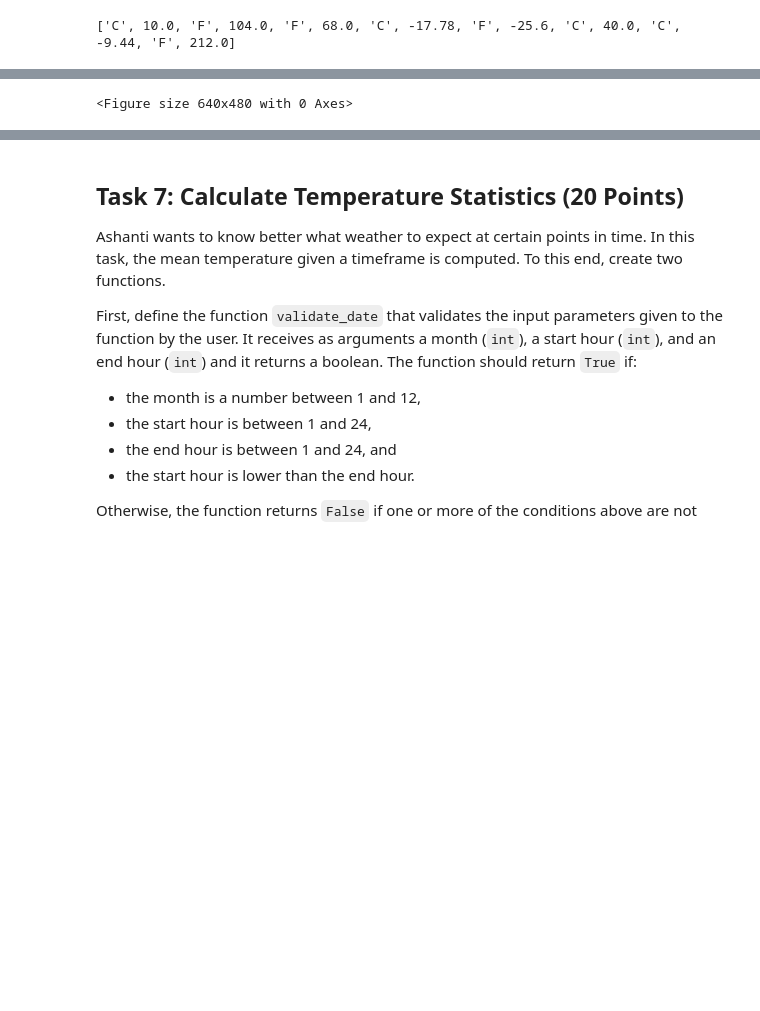
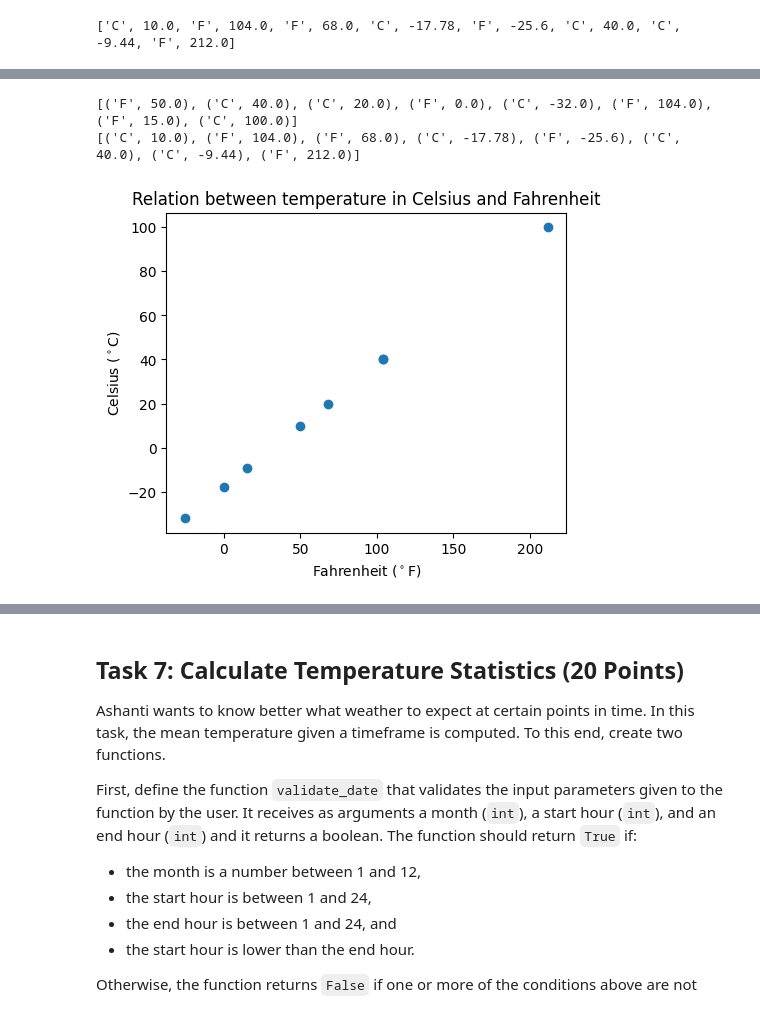
Before and after one commit to nikola300605/assignment_1, a Jupyter notebook: Assignment-1-2079690-2114992.ipynb, the cells around one changed output, grey strips where cells are left out. Saved outputs shown, nothing was run; the diff lists cells and outputs as text; code cells hidden in the pictures; blank space fills up the shorter version.

```diff
--- a/Assignment-1-2079690-2114992.ipynb
+++ b/Assignment-1-2079690-2114992.ipynb
@@ -724,14 +724,45 @@ scatter_plot(create_valid_data, convert_valid_data)
 # %%
 import matplotlib.pyplot as plt
 import numpy as np
+%matplotlib inline
+%reload_ext autoreload
+%autoreload 2
 
 #// BEGIN_TODO [scatter_plot] Drawing scatter plot (10 points)
 
-def draw_scatter_plot(data_b_conv: List, data_a_conv:List):
-    fig = plt.figure()
+def draw_scatter_plot(data_b_conv: List, data_a_conv:List) -> None:
+    coupled_list_b: List = [(data_b_conv[i],data_b_conv[i+1]) for i in range(len(data_b_conv)-1) if i%2 == 0]
+    coupled_list_a: List = [(data_a_conv[i],data_a_conv[i+1]) for i in range(len(data_a_conv)-1) if i%2 == 0]
+
+    fahrenheit_list: List[float] = []
+    celsius_list: List[float] = []
+    print(coupled_list_b)
+    print(coupled_list_a)
+    for elems in list(zip(coupled_list_b, coupled_list_a)):
+        for j in elems:
+            if j[0] == 'F':
+                fahrenheit_list.append(j[1])
+            elif j[0] == 'C':
+                celsius_list.append(j[1])
+            else:
+                continue
+
+    fig = plt.figure(figsize=(8,4), dpi=100)
+    axes_1 = fig.add_axes((0.1,0.1,0.5,0.8))
+
+    fahrenheit_list = np.array(fahrenheit_list)
+    celsius_list = np.array(celsius_list)
+    axes_1.set_title("Relation between temperature in Celsius and Fahrenheit")
+    axes_1.set_xlabel('Fahrenheit ($^\circ$F)')
+    axes_1.set_ylabel('Celsius ($^\circ$C)')
+    axes_1.scatter(fahrenheit_list,celsius_list)
+    plt.show()
+
 
 #// END_TODO [scatter_plot]
 
 draw_scatter_plot(valid_data, converted_data)
 # %% [output]
-<Figure size 640x480 with 0 Axes>
+[('F', 50.0), ('C', 40.0), ('C', 20.0), ('F', 0.0), ('C', -32.0), ('F', 104.0), ('F', 15.0), ('C', 100.0)]
+[('C', 10.0), ('F', 104.0), ('F', 68.0), ('C', -17.78), ('F', -25.6), ('C', 40.0), ('C', -9.44), ('F', 212.0)]
+[figure, added]
```
Also changed, not shown: parts of 1 cell of this notebook.
